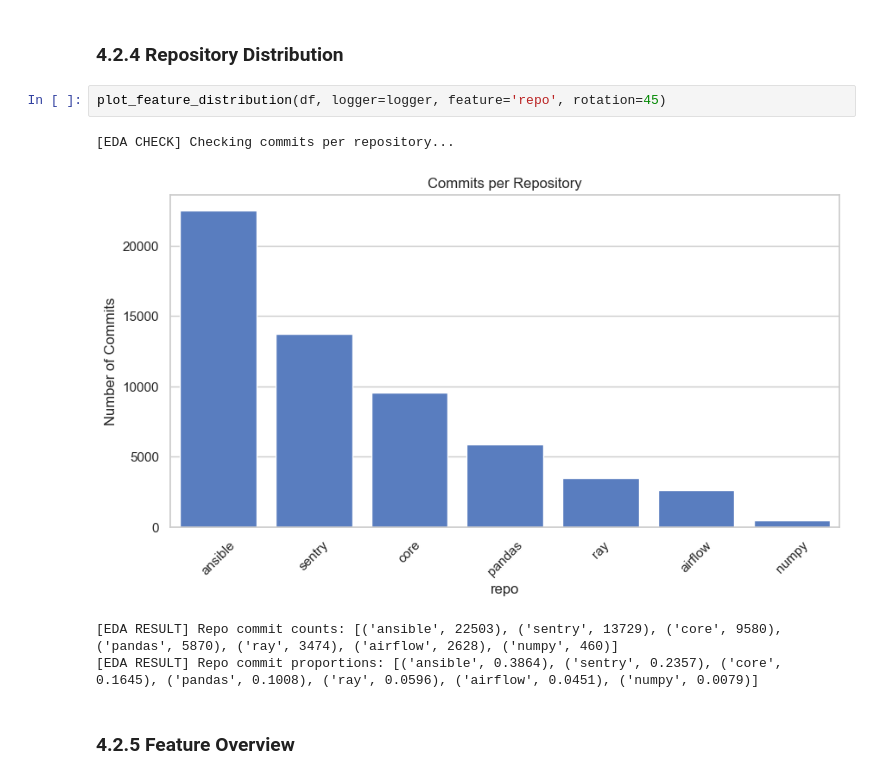
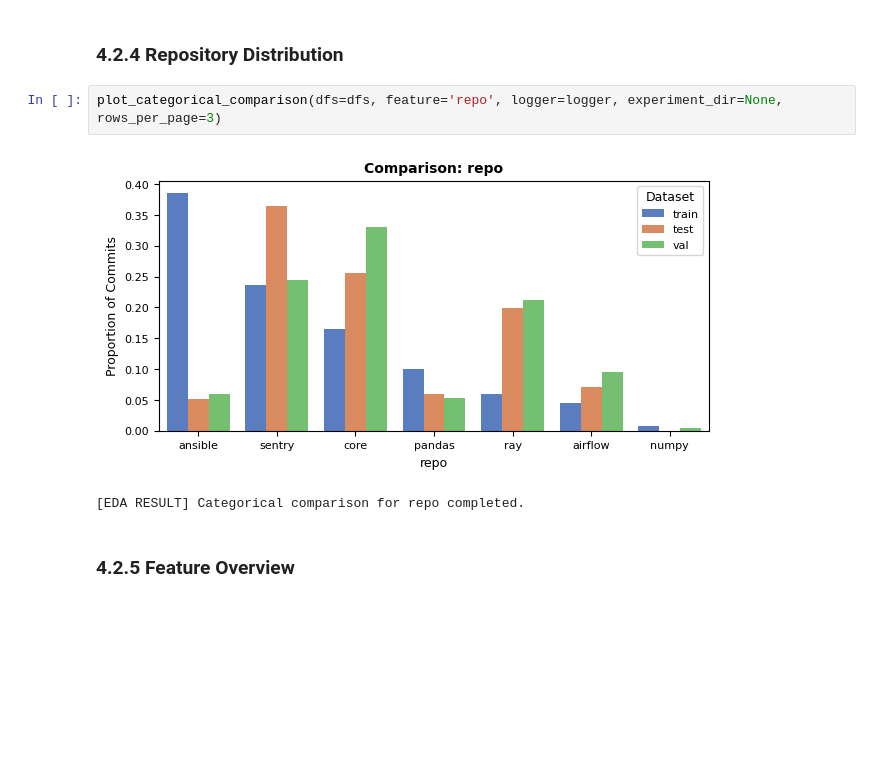
Before and after one commit to FilipMojto/DP_Thesis, a Jupyter notebook: notebooks/04-EDA.ipynb, the cells around one changed output. Saved outputs shown, nothing was run; the diff lists cells and outputs as text; blank space fills up the shorter version.

```diff
--- a/notebooks/04-EDA.ipynb
+++ b/notebooks/04-EDA.ipynb
@@ -180,12 +190,10 @@ plot_feature_distribution(df, feature=TARGET, rotation=0, logger=logger)
 # %% [markdown]
 ### 4.2.4 Repository Distribution
 # %%
-plot_feature_distribution(df, logger=logger, feature='repo', rotation=45)
+plot_categorical_comparison(dfs=dfs, feature='repo', logger=logger, experiment_dir=None, rows_per_page=3)
 # %% [output]
+[figure, new version]
-[EDA CHECK] Checking commits per repository...
+[EDA RESULT] Categorical comparison for repo completed.
-[figure, old version]
-[EDA RESULT] Repo commit counts: [('ansible', 22503), ('sentry', 13729), ('core', 9580), ('pandas', 5870), ('ray', 3474), ('airflow', 2628), ('numpy', 460)]
-[EDA RESULT] Repo commit proportions: [('ansible', 0.3864), ('sentry', 0.2357), ('core', 0.1645), ('pandas', 0.1008), ('ray', 0.0596), ('airflow', 0.0451), ('numpy', 0.0079)]
 # %% [markdown]
 ### 4.2.5 Feature Overview
 # %%
```
Also changed, not shown: parts of 6 cells of this notebook, 8 other files.
